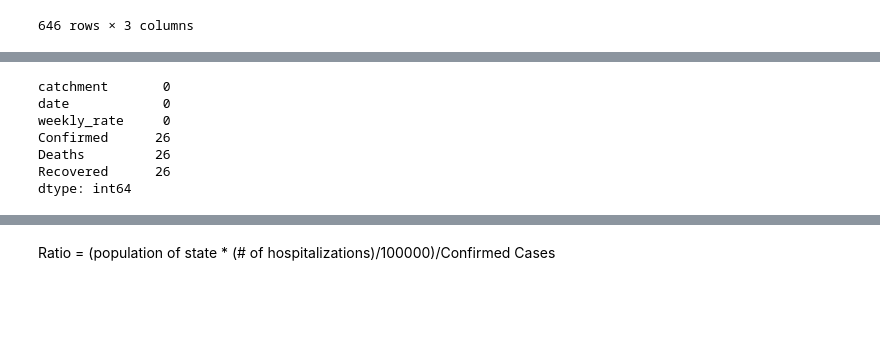
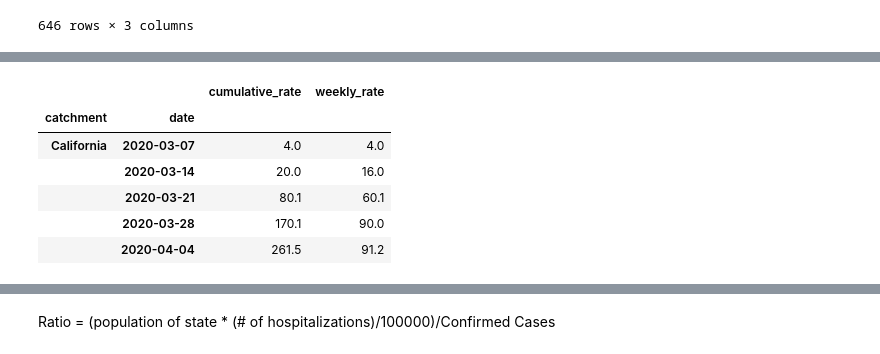
Before and after one commit to yixin0829/covid-data-gig, a Jupyter notebook: hams_2nd_round_of_data_cleaning.ipynb, the cells around one changed output, grey strips where cells are left out. Cells and saved outputs as stored; diff of their text form; code cells hidden in the pictures; blank space fills up the shorter version.

```diff
--- a/hams_2nd_round_of_data_cleaning.ipynb
+++ b/hams_2nd_round_of_data_cleaning.ipynb
@@ -281,10 +265,10 @@ combined
-# %%
-len(combined) - combined.count()
-# %% [output]
-catchment       0
-date            0
-weekly_rate     0
-Confirmed      26
-Deaths         26
-Recovered      26
-dtype: int64
+# %%
+summed_results.head()
+# %% [output]
+|  |  | cumulative_rate | weekly_rate |
+| catchment | date |  |  |
+| California | 2020-03-07 | 4.0 | 4.0 |
+|  | 2020-03-14 | 20.0 | 16.0 |
+|  | 2020-03-21 | 80.1 | 60.1 |
+|  | 2020-03-28 | 170.1 | 90.0 |
+|  | 2020-04-04 | 261.5 | 91.2 |
```
Also changed, not shown: parts of 8 cells of this notebook, 1 other file.
